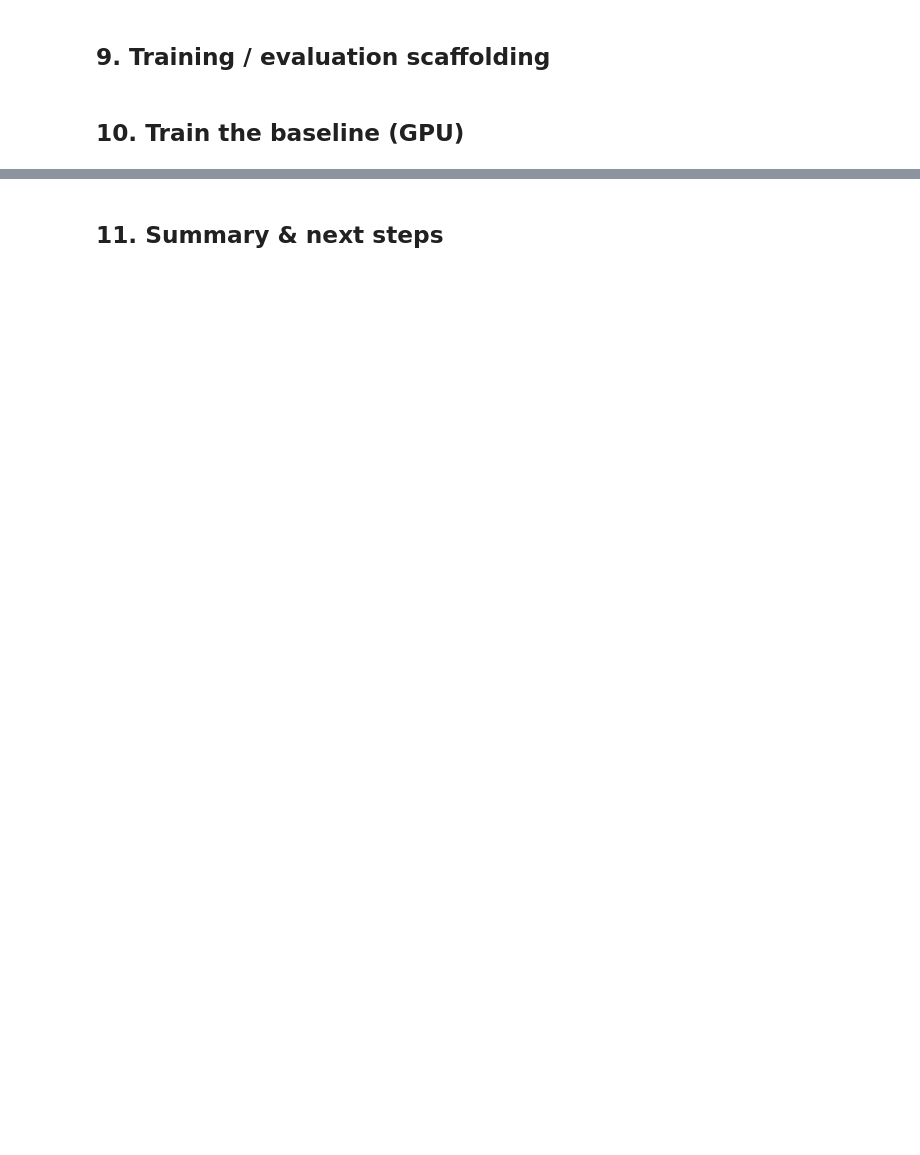
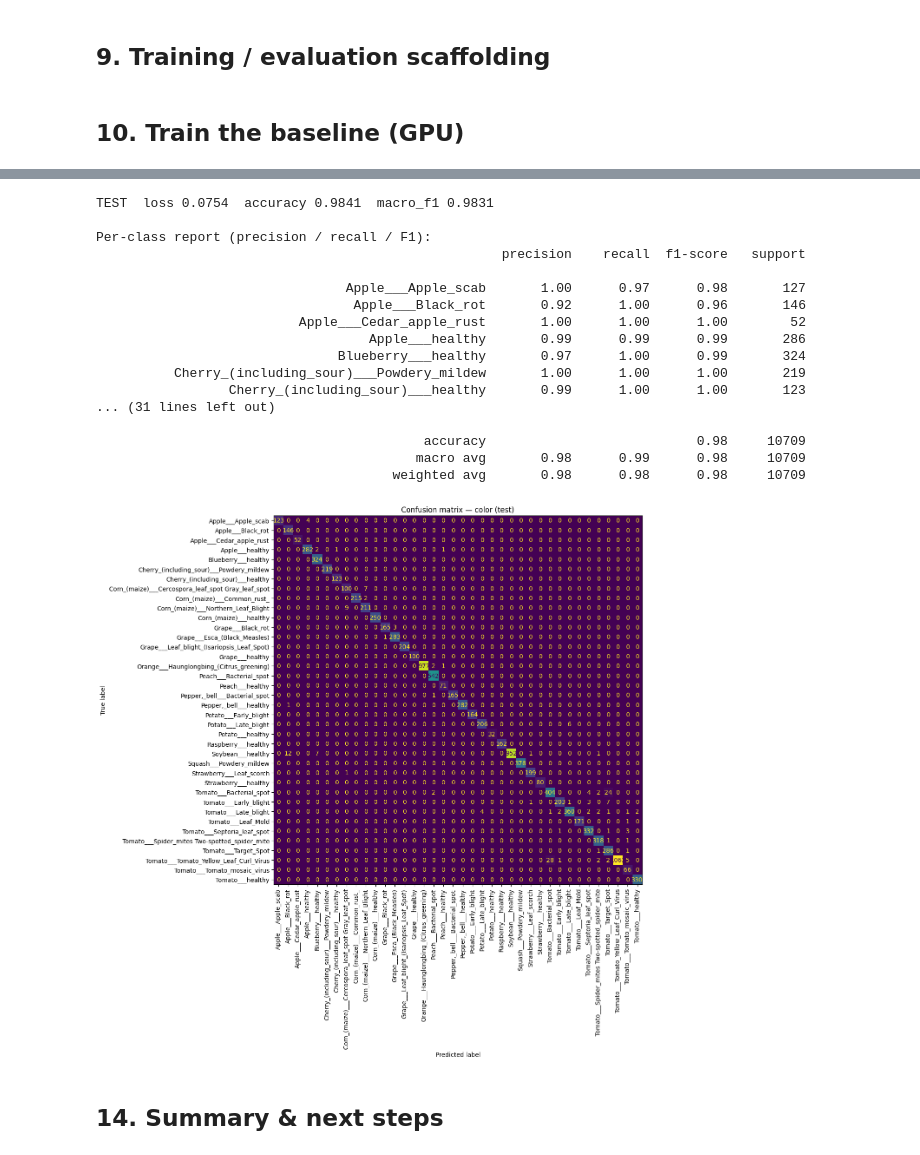
Before and after one commit to Agwe422/PlantDisease, a Jupyter notebook: notebooks/01_data_and_backbone.ipynb, the cells around one changed output, grey strips where cells are left out. Saved outputs shown, nothing was run; the diff lists cells and outputs as text; code cells hidden in the pictures; blank space fills up the shorter version.

Commit message:
Adjusted hyperparameters for optimization, added dataset augmentation steps, and added a fine-tuning training step to test against baseline resnet-18.

```diff
--- a/notebooks/01_data_and_backbone.ipynb
+++ b/notebooks/01_data_and_backbone.ipynb
@@ -39,7 +39,7 @@ BATCH_SIZE = 128
 NUM_WORKERS = 0
 EPOCHS = 5
 LR = 0.05
-PRETRAINED = False
+PRETRAINED = True
 
 CLASS_NAMES = [
     "Apple___Apple_scab", "Apple___Black_rot", "Apple___Cedar_apple_rust", "Apple___healthy",
@@ -320,8 +331,10 @@ class PlantDataset(Dataset):
 # %%
 ACTIVE_CONFIG = "color"
 sp = splits[ACTIVE_CONFIG]
+# Combine color and segmented training sets
+combined_training_data = splits["color"]["train"] + splits["segmented"]["train"]
 
-train_ds = PlantDataset(IMAGES_BASE, sp["train"], train_tf)
+train_ds = PlantDataset(IMAGES_BASE, combined_training_data, train_tf)
 val_ds = PlantDataset(IMAGES_BASE, sp["val"], eval_tf)
 test_ds = PlantDataset(IMAGES_BASE, sp["test"], eval_tf)
 
@@ -479,0 +585,18 @@ Per-class report (precision / recall / F1):
+# %%
+def train_one_epoch_mixup(model, loader, optimizer, criterion, device, max_batches=None, log_every=None):
+    model.train()
+    running, n = 0.0, 0
+    for b, (x, y) in enumerate(loader):
+        if max_batches is not None and b >= max_batches:
+            break
+        x, y = x.to(device), y.to(device)
+        optimizer.zero_grad()
+        # Mixup criterion
+        x, y_a, y_b, lam = mixup_batch(x, y, NUM_CLASSES)
+        loss = mixup_criterion(criterion, model(x), y_a, y_b, lam)
+        loss.backward()
+        optimizer.step()
+        running += loss.item() * x.size(0); n += x.size(0)
+        if log_every and (b + 1) % log_every == 0:
+            print(f"    batch {b + 1}/{len(loader)}  running_loss {running / n:.4f}", flush=True)
+    return running / max(n, 1)
@@ -480,2 +678,40 @@ Per-class report (precision / recall / F1):
+# %%
+# Ignore the above error, I moved the evaluation code down here after fixing the transforms line
+# Final Test Evaluation
+optimized.load_state_dict(best_state)
+test = evaluate_tta(optimized, test_loader, criterion, device, n_aug=5)
+print(f"TEST  loss {test['loss']:.4f}  accuracy {test['accuracy']:.4f}  macro_f1 {test['macro_f1']:.4f}")
+
+print("\nPer-class report (precision / recall / F1):")
+print(classification_report(test["y_true"], test["y_pred"],
+                            target_names=CLASS_NAMES, zero_division=0))
+
+cm = confusion_matrix(test["y_true"], test["y_pred"])
+fig, ax = plt.subplots(figsize=(13, 13))
+ConfusionMatrixDisplay(cm, display_labels=CLASS_NAMES).plot(
+    ax=ax, xticks_rotation="vertical", colorbar=False
+)
+ax.set_title(f"Confusion matrix — {ACTIVE_CONFIG} (test)")
+plt.tight_layout()
+plt.show()
+# %% [output]
+TEST  loss 0.0754  accuracy 0.9841  macro_f1 0.9831
+
+Per-class report (precision / recall / F1):
+                                                    precision    recall  f1-score   support
+
+                                Apple___Apple_scab       1.00      0.97      0.98       127
+                                 Apple___Black_rot       0.92      1.00      0.96       146
+                          Apple___Cedar_apple_rust       1.00      1.00      1.00        52
+                                   Apple___healthy       0.99      0.99      0.99       286
+                               Blueberry___healthy       0.97      1.00      0.99       324
+          Cherry_(including_sour)___Powdery_mildew       1.00      1.00      1.00       219
+                 Cherry_(including_sour)___healthy       0.99      1.00      1.00       123
+... (31 lines left out)
+
+                                          accuracy                           0.98     10709
+                                         macro avg       0.98      0.99      0.98     10709
+                                      weighted avg       0.98      0.98      0.98     10709
+[figure, added]
 # %% [markdown]
-## 11. Summary & next steps
+## 14. Summary & next steps
```
Also changed, not shown: parts of 18 cells of this notebook.
